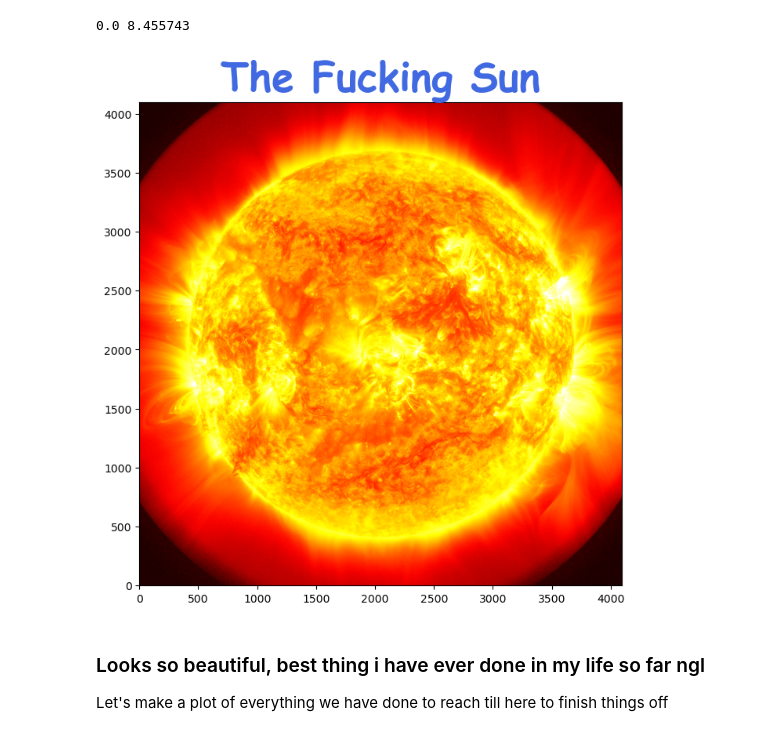
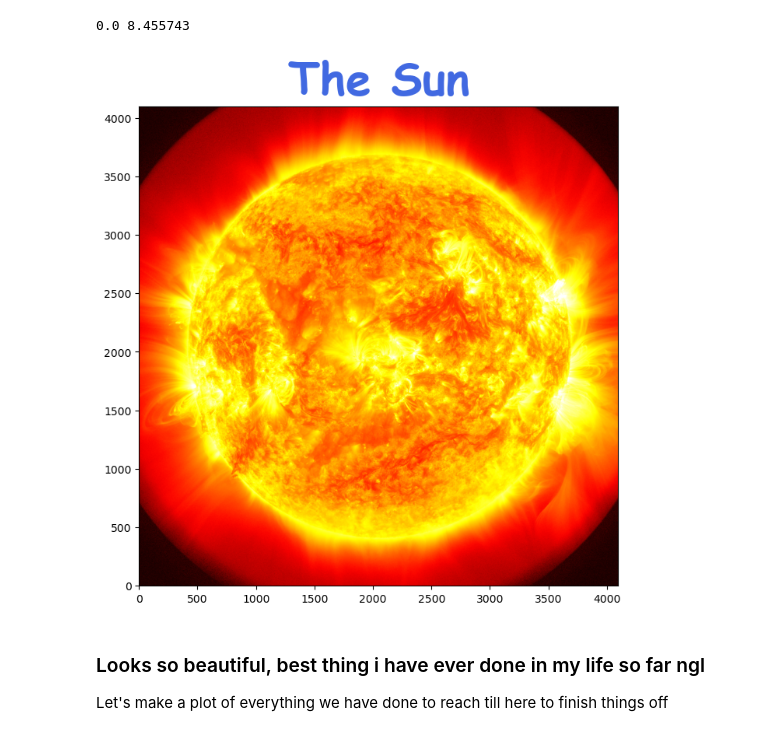
Before and after one commit to bestboybest/LearningPython, a Jupyter notebook: 3) Astropy/01) PlottingTheSun/PlottingTheSun.ipynb, the cells around one changed output. Saved outputs shown, nothing was run; the diff lists cells and outputs as text; code cells hidden in the pictures.

```diff
--- a/3) Astropy/01) PlottingTheSun/PlottingTheSun.ipynb
+++ b/3) Astropy/01) PlottingTheSun/PlottingTheSun.ipynb
@@ -190,13 +190,13 @@ print(vmin, vmax)
 # %%
 #Our final plot
 
 plt.figure(figsize = (8, 8), dpi = 100)
-plt.title("The Fucking Sun", fontdict = {'color': 'royalblue', 'weight' : 'bold', 'name': 'Comic Sans MS', 'size' : 36.9})
+plt.title("The Sun", fontdict = {'color': 'royalblue', 'weight' : 'bold', 'name': 'Comic Sans MS', 'size' : 42})
 plt.imshow(imageLog4, cmap = 'hot', origin = 'lower', vmin = vmin, vmax = vmax)
 plt.savefig('TheSun.png', dpi = 300)
 plt.show()
 # %% [output]
-[figure, old version]
+[figure, new version]
 # %% [markdown]
 ### Looks so beautiful, best thing i have ever done in my life so far ngl
 
```
Also changed, not shown: 1 other file.
